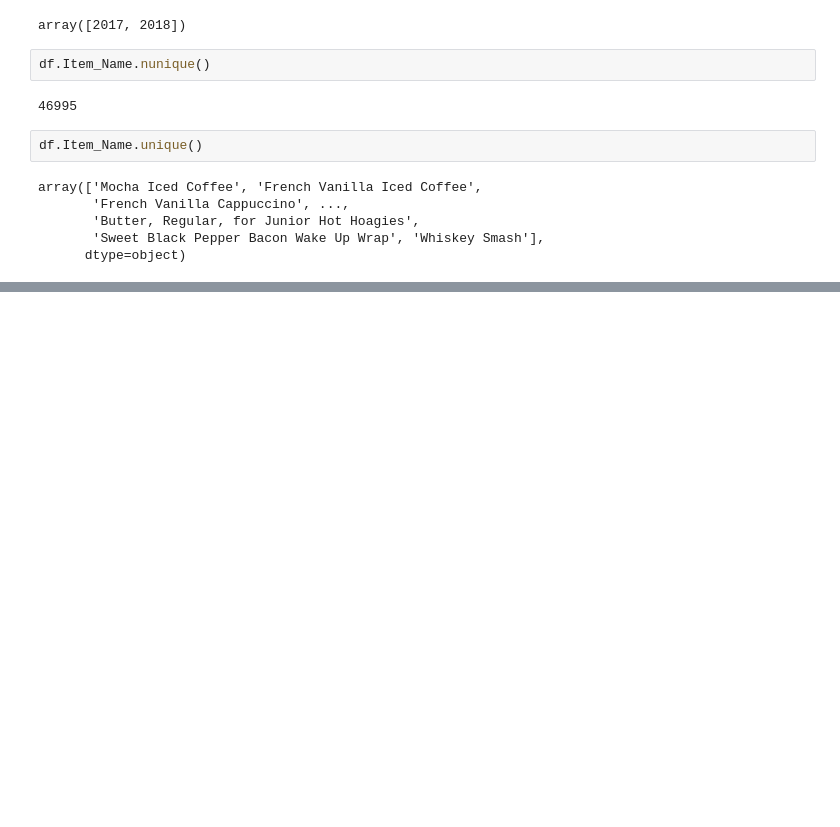
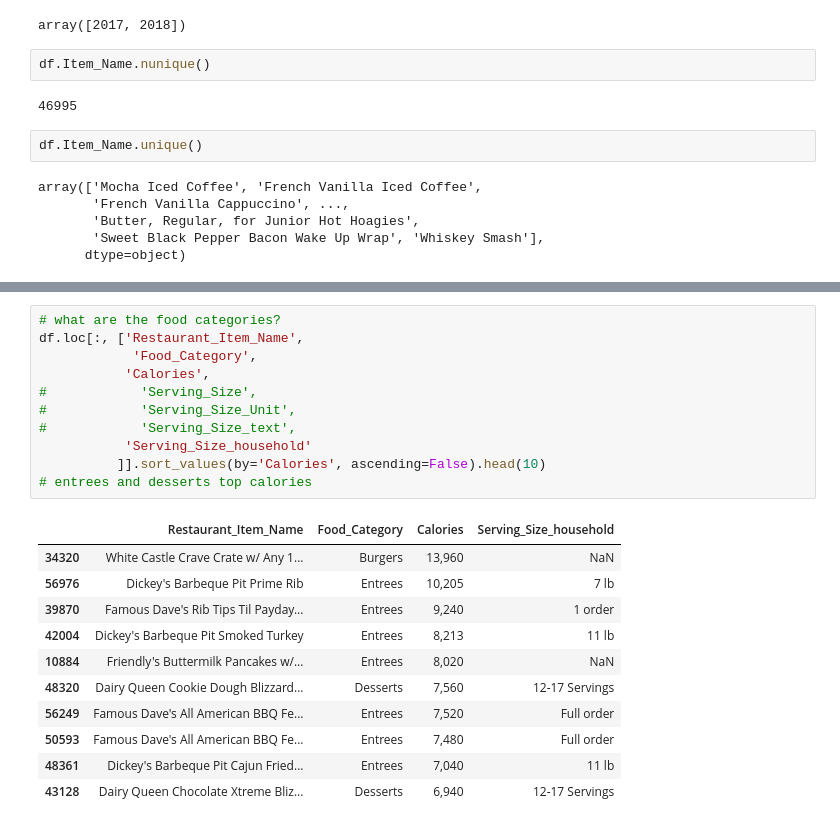
Before and after one commit to slp22/ds-ml-bootcamp, a Jupyter notebook: DOHMH_MenuStat_Historical.ipynb, the cells around one changed output, grey strips where cells are left out. Cells and saved outputs as stored; diff of their text form; blank space fills up the shorter version.

```diff
--- a/DOHMH_MenuStat_Historical.ipynb
+++ b/DOHMH_MenuStat_Historical.ipynb
@@ -159,0 +190,23 @@ Index(['Menu_Item_ID', 'Year', 'Restaurant_Item_Name', 'restaurant',
+# %%
+# what are the food categories?
+df.loc[:, ['Restaurant_Item_Name',
+            'Food_Category',
+           'Calories',
+#            'Serving_Size',
+#            'Serving_Size_Unit',
+#            'Serving_Size_text',
+           'Serving_Size_household'
+          ]].sort_values(by='Calories', ascending=False).head(10)
+# entrees and desserts top calories
+# %% [output]
+|  | Restaurant_Item_Name | Food_Category | Calories | Serving_Size_household |
+| 34320 | White Castle Crave Crate w/ Any 1... | Burgers | 13,960 | NaN |
+| 56976 | Dickey's Barbeque Pit Prime Rib | Entrees | 10,205 | 7 lb |
+| 39870 | Famous Dave's Rib Tips Til Payday... | Entrees | 9,240 | 1 order |
+| 42004 | Dickey's Barbeque Pit Smoked Turkey | Entrees | 8,213 | 11 lb |
+| 10884 | Friendly's Buttermilk Pancakes w/... | Entrees | 8,020 | NaN |
+| 48320 | Dairy Queen Cookie Dough Blizzard... | Desserts | 7,560 | 12-17 Servings |
+| 56249 | Famous Dave's All American BBQ Fe... | Entrees | 7,520 | Full order |
+| 50593 | Famous Dave's All American BBQ Fe... | Entrees | 7,480 | Full order |
+| 48361 | Dickey's Barbeque Pit Cajun Fried... | Entrees | 7,040 | 11 lb |
+| 43128 | Dairy Queen Chocolate Xtreme Bliz... | Desserts | 6,940 | 12-17 Servings |
```
Also changed, not shown: parts of 23 cells of this notebook.
